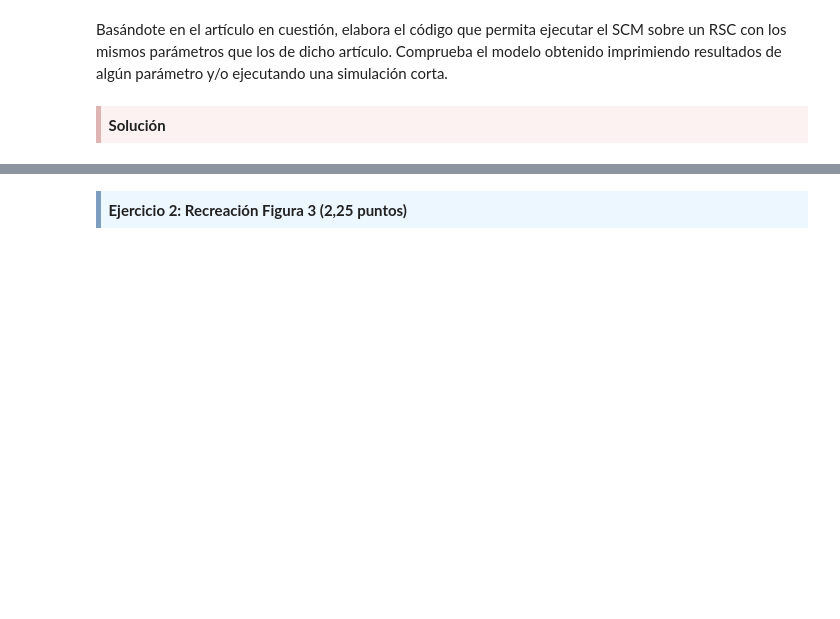
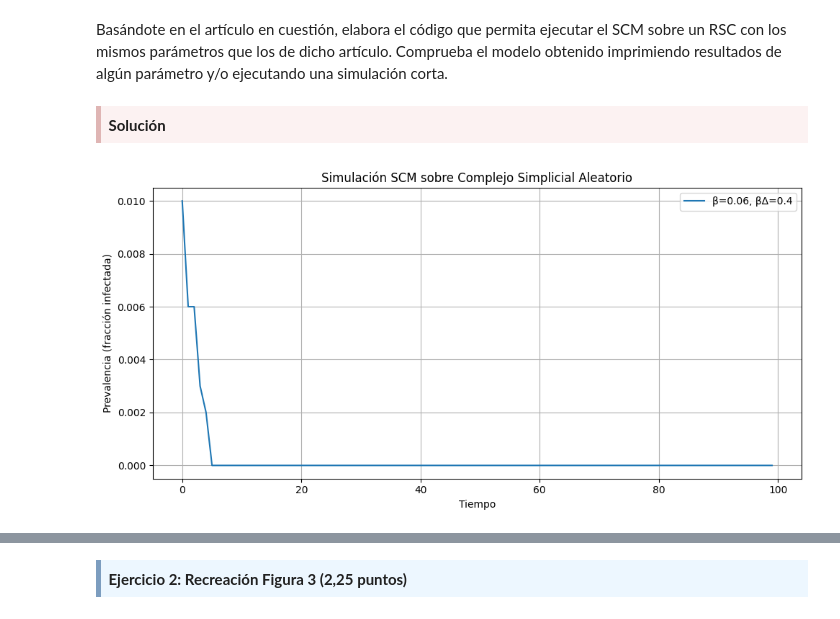
Before and after one commit to franchi2412/RedesComplejasPEC3, a Jupyter notebook: M2.876_PEC3-Enunciado.ipynb, the cells around one changed output, grey strips where cells are left out. Drawn from its saved outputs; the diff is of its cells as text; code cells hidden in the pictures; blank space fills up the shorter version.

```diff
--- a/M2.876_PEC3-Enunciado.ipynb
+++ b/M2.876_PEC3-Enunciado.ipynb
@@ -401,0 +521,5 @@ Realiza una visualización que muestre las curbas que relacionen % de nodos de l
+# %%
+# Construir el grafo multicapa combinado
+multi_graph = nx.Graph()
+for G in season_graphs.values():
+    multi_graph = nx.compose(multi_graph, G)
@@ -417,3 +613,14 @@ Basándote en el artículo en cuestión, elabora el código que permita ejecutar
 <div style="background-color: #fcf2f2; border-color: #dfb5b4; border-left: 5px solid #dfb5b4; padding: 0.5em;">
 <strong>Solución</strong>
 </div>
+# %%
+def generate_random_simplicial_complex(N, p, p_tri):
+    G = nx.erdos_renyi_graph(N, p)
+    triangles = set()
+    nodes = list(G.nodes)
+    for trio in combinations(nodes, 3):
+        u, v, w = trio
+        if G.has_edge(u, v) and G.has_edge(v, w) and G.has_edge(u, w):
+            if random.random() < p_tri:
+                triangles.add(trio)
+    return G, triangles
@@ -419,0 +661,25 @@ Basándote en el artículo en cuestión, elabora el código que permita ejecutar
+# %%
+# Parámetros
+N = 1000
+p = 0.01
+p_tri = 0.01
+T = 100
+beta = 0.06
+beta_tri = 0.4
+
+# Generar complejo simplicial y simular
+G, triangles = generate_random_simplicial_complex(N, p, p_tri)
+prevalence = run_SCM(G, triangles, beta, beta_tri, T)
+
+# Visualizar
+plt.figure(figsize=(10, 5))
+plt.plot(prevalence, label=f"β={beta}, βΔ={beta_tri}")
+plt.xlabel("Tiempo")
+plt.ylabel("Prevalencia (fracción infectada)")
+plt.title("Simulación SCM sobre Complejo Simplicial Aleatorio")
+plt.grid(True)
+plt.legend()
+plt.tight_layout()
+plt.show()
+# %% [output]
+[figure, added]
```
Also changed, not shown: parts of 12 cells of this notebook, 3 other files.
